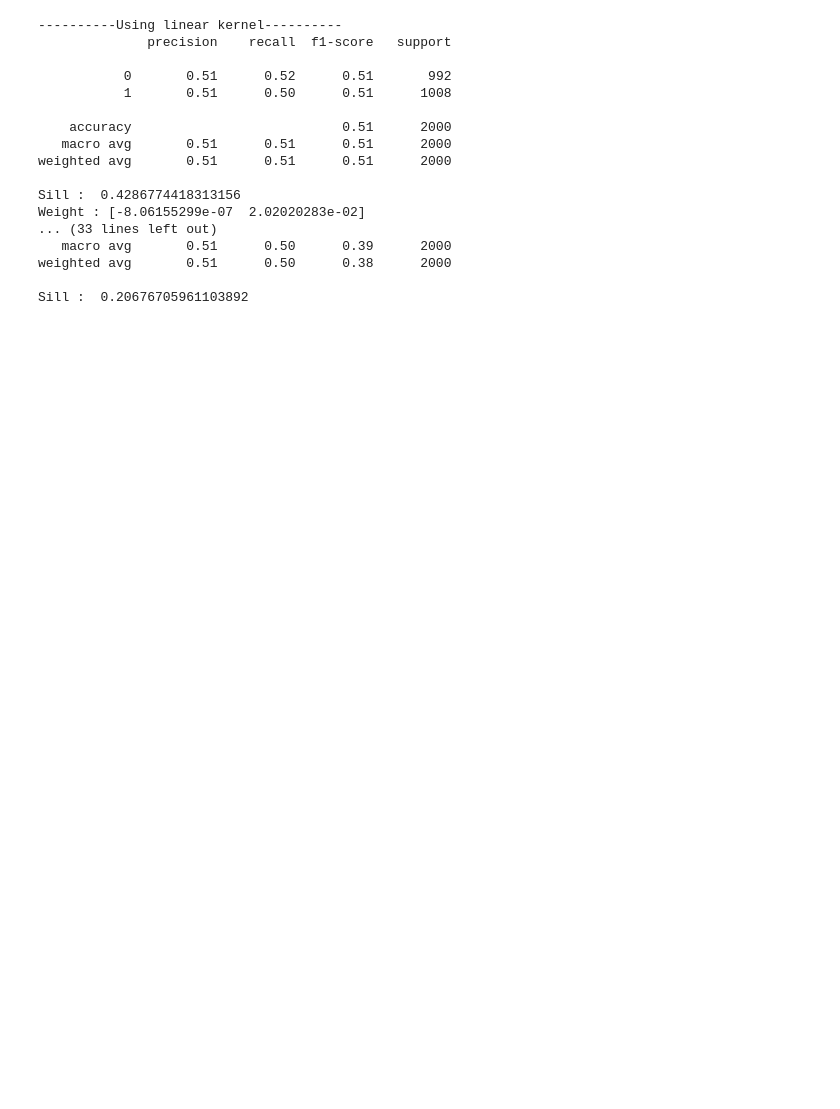
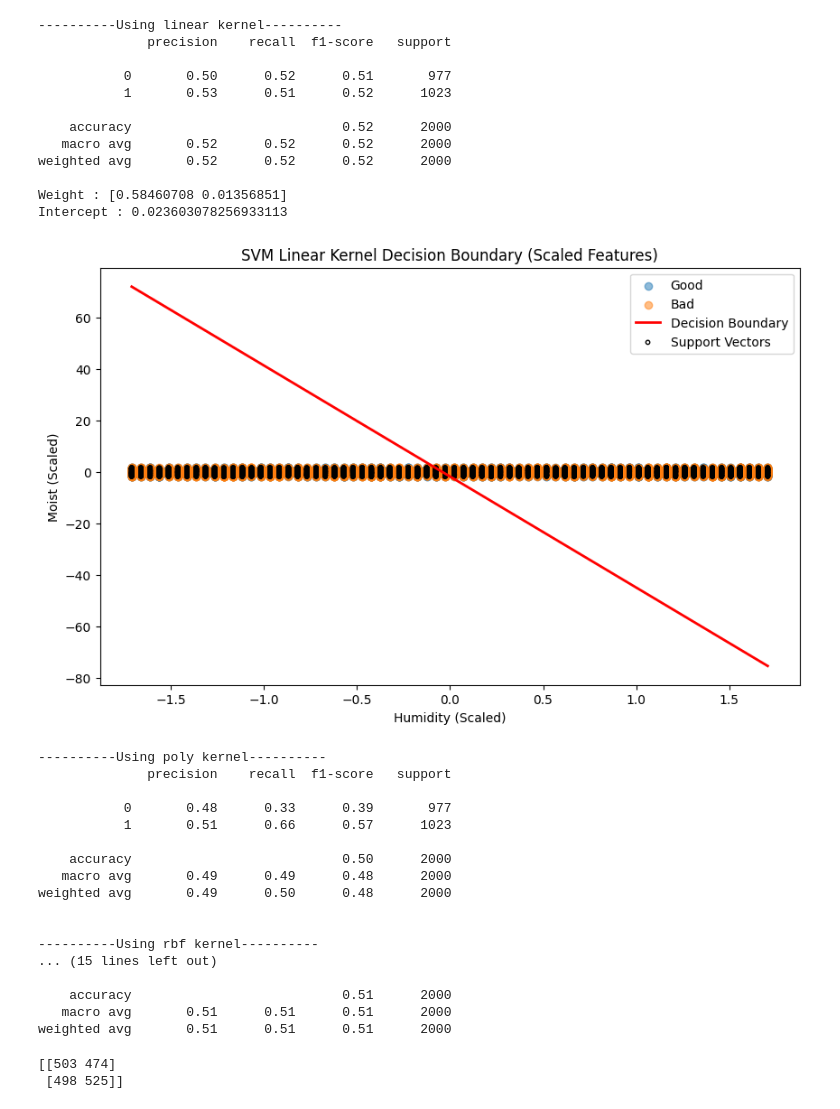
Before and after one commit to strange-exe/ml-lab, a Jupyter notebook: svm.ipynb, the cells around one changed output. Drawn from its saved outputs; the diff is of its cells as text; code cells hidden in the pictures; blank space fills up the shorter version.

Commit message:
Support Vector Method

```diff
--- a/svm.ipynb
+++ b/svm.ipynb
@@ -42,0 +26,6 @@ X
+# %%
+scaler = StandardScaler()
+x_scaled = scaler.fit_transform(x)
+x = pd.DataFrame(x_scaled, columns=x.columns)
+print("Features scaled successfully. Preview of scaled data:")
+display(x.head())
@@ -45,30 +42,61 @@ x_train,x_test,y_train,y_test=train_test_split(x,y,test_size=0.2,random_state=42
 # %%
 for i in ["linear","poly","rbf","sigmoid"]:
   print(f"\n----------Using {i} kernel----------")
   model=SVC(kernel=i,random_state=42)
   model.fit(x_train,y_train)
   y_pred=model.predict(x_test)
   print(classification_report(y_test,y_pred))
-  print("Sill : ",silhouette_score(x_test,y_pred))
-  if i is "linear":
-    w=model.coef_[0]
-    b=model.intercept_[0]
+  if i == "linear":
+    w = model.coef_[0]
+    b = model.intercept_[0]
     print(f"Weight : {w}\nIntercept : {b}")
+    plt.figure(figsize=(10, 6))
+    plt.scatter(x[y==0]["Humidity"], x[y==0]["Moist"], label="Good", alpha=0.5)
+    plt.scatter(x[y==1]["Humidity"], x[y==1]["Moist"], label="Bad", alpha=0.5)
+    x_min, x_max = x["Humidity"].min(), x["Humidity"].max()
+    x_values = np.linspace(x_min, x_max, 100)
+    y_values = -(w[0] * x_values + b) / w[1]
+    plt.plot(x_values, y_values, color='red', linewidth=2, label="Decision Boundary")
+    sv = model.support_vectors_
+    plt.scatter(sv[:, 0], sv[:, 1], facecolors='none', edgecolors='black', s=10, label="Support Vectors")
+    plt.xlabel("Humidity (Scaled)")
+    plt.ylabel("Moist (Scaled)")
+    plt.title("SVM Linear Kernel Decision Boundary (Scaled Features)")
+    plt.legend()
+    plt.show()
 # %% [output]
 ----------Using linear kernel----------
               precision    recall  f1-score   support
 
-           0       0.51      0.52      0.51       992
-           1       0.51      0.50      0.51      1008
+           0       0.50      0.52      0.51       977
+           1       0.53      0.51      0.52      1023
 
-    accuracy                           0.51      2000
-   macro avg       0.51      0.51      0.51      2000
-weighted avg       0.51      0.51      0.51      2000
+    accuracy                           0.52      2000
+   macro avg       0.52      0.52      0.52      2000
+weighted avg       0.52      0.52      0.52      2000
 
-Sill :  0.4286774418313156
-Weight : [-8.06155299e-07  2.02020283e-02]
-... (33 lines left out)
-   macro avg       0.51      0.50      0.39      2000
-weighted avg       0.51      0.50      0.38      2000
-
-Sill :  0.20676705961103892
+Weight : [0.58460708 0.01356851]
+Intercept : 0.023603078256933113
+[figure, added]
+----------Using poly kernel----------
+              precision    recall  f1-score   support
+
+           0       0.48      0.33      0.39       977
+           1       0.51      0.66      0.57      1023
+
+    accuracy                           0.50      2000
+   macro avg       0.49      0.49      0.48      2000
+weighted avg       0.49      0.50      0.48      2000
+
+
+----------Using rbf kernel----------
+... (15 lines left out)
+
+    accuracy                           0.51      2000
+   macro avg       0.51      0.51      0.51      2000
+weighted avg       0.51      0.51      0.51      2000
+# %%
+print(confusion_matrix(y_test,y_pred))
+# %% [output]
+[[503 474]
+ [498 525]]
```
Also changed, not shown: parts of 4 cells of this notebook.
